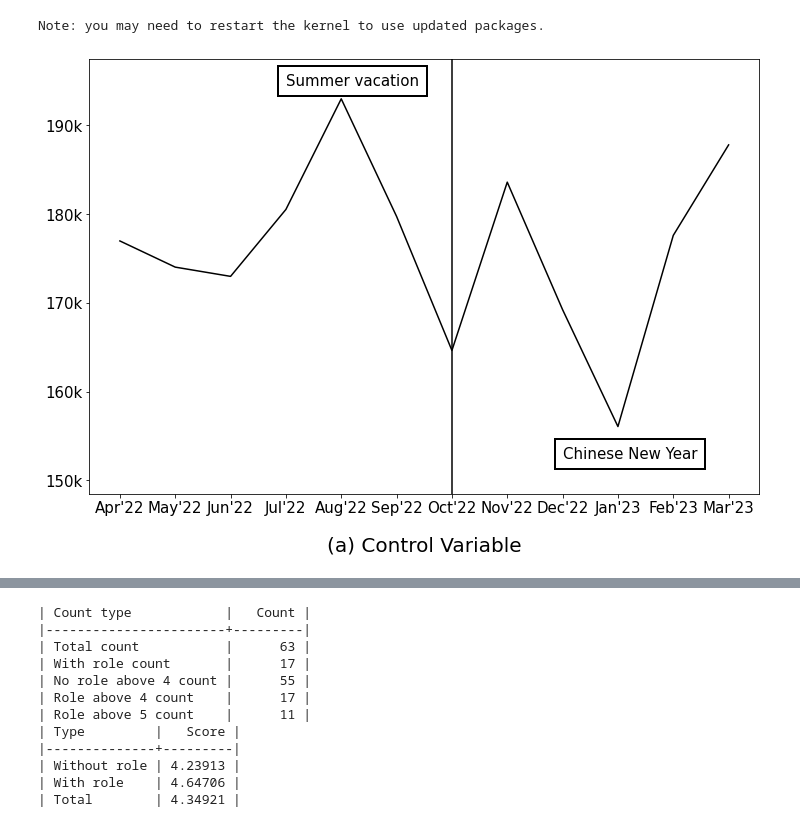
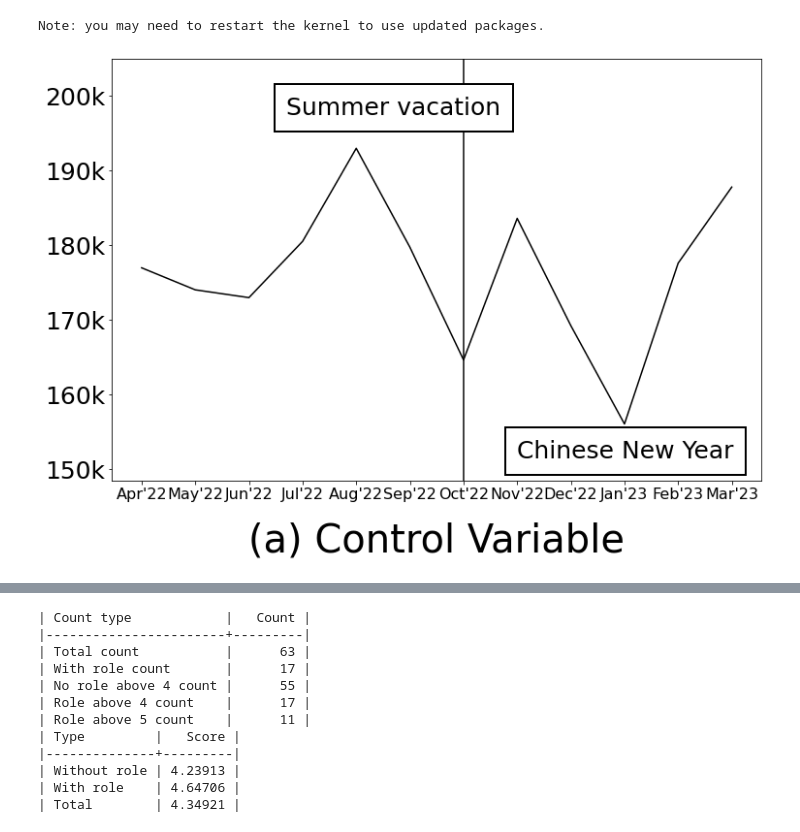
Before and after one commit to X-lab2017/FSE-OpenRank-leaderboard-material, a Jupyter notebook: openrank_leaderboard_analysis.ipynb, the cells around one changed output, grey strips where cells are left out. Drawn from its saved outputs; the diff is of its cells as text; code cells hidden in the pictures.

```diff
--- a/openrank_leaderboard_analysis.ipynb
+++ b/openrank_leaderboard_analysis.ipynb
@@ -54,20 +54,27 @@ threshold = 7
 G = np.where(x >= threshold, 1, 0)
 A = np.where(x > threshold, x - threshold, 0)
 
+# figure variables
+normal_fontsize = 25
+x_label_fontsize = 16
+labelpad = 20
+figure_label_fontsize=40
+fig_pad_inches=0.05
+
 # Show controle data
 fig, ax = plt.subplots(figsize=(12, 8))
 fig.set_facecolor('white')
 plt.plot(x, list(map(lambda x: x / 1000, control_data)), color='black')
-plt.xlabel('(a) Control Variable', fontsize=20, labelpad=20)
-plt.xticks(ticks=x, labels=xLabels, fontsize=15)
-plt.yticks(fontsize=15)
+plt.xlabel('(a) Control Variable', fontsize=figure_label_fontsize, labelpad=labelpad)
+plt.xticks(ticks=x, labels=xLabels, fontsize=x_label_fontsize)
+plt.yticks(fontsize=normal_fontsize)
 current_values = plt.gca().get_yticks()
 plt.gca().set_yticklabels(['{:0.0f}k'.format(x) for x in current_values])
 plt.axvline(x=threshold, color='black')
-ax.annotate('Summer vacation', xy=(4, 229), xytext=(4, 229), fontsize=15, bbox=dict(boxstyle="square,pad=0.5", fc="white", lw=2))
-ax.annotate('Chinese New Year', xy=(9, 145), xytext=(9, 145), fontsize=15, bbox=dict(boxstyle="square,pad=0.5", fc="white", lw=2))
-ax.set_ylim(137, 235)
-plt.savefig("control_data.png")
+ax.annotate('Summer vacation', xy=(4, 229), xytext=(3.7, 235), fontsize=normal_fontsize, bbox=dict(boxstyle="square,pad=0.5", fc="white", lw=2))
+ax.annotate('Chinese New Year', xy=(9, 145), xytext=(8, 143), fontsize=normal_fontsize, bbox=dict(boxstyle="square,pad=0.5", fc="white", lw=2))
+ax.set_ylim(137, 250)
+plt.savefig("control_data.png", bbox_inches="tight", pad_inches=fig_pad_inches)
 plt.show()
 
 def getEst(alpha, beta, gamma, delta, control, x):
@@ -79,45 +86,51 @@ def show(alpha, beta, gamma, delta, control, data, ytitle):
     plt.scatter(x, data, facecolors='none', edgecolors='black')
     for m in range(1, 12):
         plt.plot([m, m + 1], [getEst(alpha, beta, gamma, delta, control, m - 1), getEst(alpha, beta, gamma, delta, control, m) ], color = 'black')
-    plt.xlabel('Time', fontsize=20, labelpad=20)
-    plt.xticks(ticks=x, labels=xLabels, fontsize=15)
-    plt.yticks(fontsize=15)
+    plt.xlabel('Time', fontsize=figure_label_fontsize, labelpad=20)
+    plt.xticks(ticks=x, labels=xLabels, fontsize=x_label_fontsize)
+    plt.yticks(fontsize=normal_fontsize)
     plt.axvline(x=threshold, color='black')
+    if ytitle == "issue_comments":
+        plt.plot([1, 2], [1800, 1800], color='black')
+        plt.text(2.3, 1770, 'RDD', fontsize=normal_fontsize)
+        plt.xlabel('(b) Issue Comments', fontsize=figure_label_fontsize, labelpad=labelpad)
+        plt.savefig("{}_rdd.png".format(ytitle), bbox_inches="tight", pad_inches=fig_pad_inches)
     if ytitle == "change_requests_new":
-        plt.xlabel('(b) Change Requests New', fontsize=20, labelpad=20)
-        plt.savefig("{}_rdd.png".format(ytitle))
-    if ytitle == "issue_comments":
-        plt.xlabel('(c) Issue Comments', fontsize=20, labelpad=20)
-        plt.savefig("{}_rdd.png".format(ytitle))
+        plt.plot([1, 2], [300, 300], color='black')
+        plt.text(2.3, 295, 'RDD', fontsize=normal_fontsize)
+        plt.xlabel('(c) Change Requests New', fontsize=figure_label_fontsize, labelpad=labelpad)
+        plt.savefig("{}_rdd.png".format(ytitle), bbox_inches="tight", pad_inches=fig_pad_inches)
     if ytitle == "reaction_count":
-        plt.xlabel('(d) Reactions', fontsize=20, labelpad=20)
-        plt.savefig("{}_rdd.png".format(ytitle))
+        plt.plot([1, 2], [30, 30], color='black')
+        plt.text(2.3, 29.4, 'RDD', fontsize=normal_fontsize)
+        plt.xlabel('(d) Reactions', fontsize=figure_label_fontsize, labelpad=labelpad)
+        plt.savefig("{}_rdd.png".format(ytitle), bbox_inches="tight", pad_inches=fig_pad_inches)
     plt.show()
 
 def analysis(data, metric, ytitle):
     rdd_data = pd.DataFrame({
         'T': x,
         'Y': data,
         'G': G,
         'A': A,
         'C': control_data
     })
     formula = 'Y ~ T + G + A + C'
     model = smf.ols(formula, data=rdd_data)
     res = model.fit()
     print('Analysis result for metric {}'.format(metric))
     print(res.summary())
     params = res._results.params
     (alpha, beta, gamma, delta, control) = tuple(params)
     show(alpha, beta, gamma, delta, control, data, ytitle)
     old_val = 0
     new_val = 0
     for i in range(0, 6):
         old_val += data[i]
         new_val += data[i + 6]
     print('Average improvement is {}'.format((new_val/old_val - 1) * 100))
 # %% [output]
-[figure, old version]
+[figure, new version]
 # %%
 for metric in data:
     analysis(data[metric], metric, metric)
```
Also changed, not shown: parts of 2 cells of this notebook.
